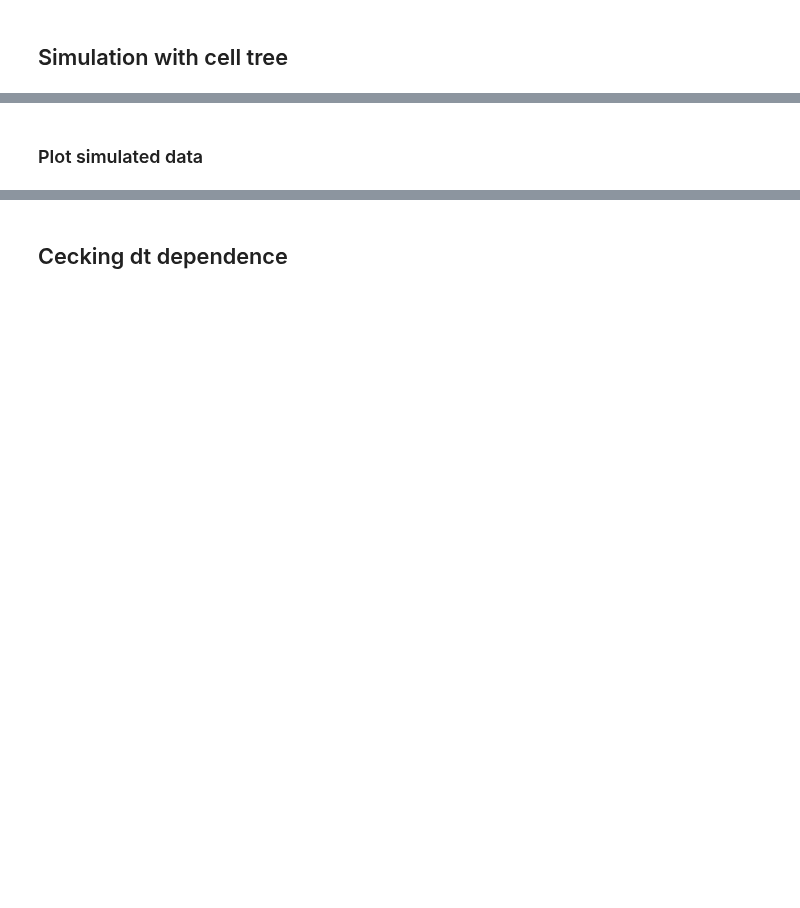
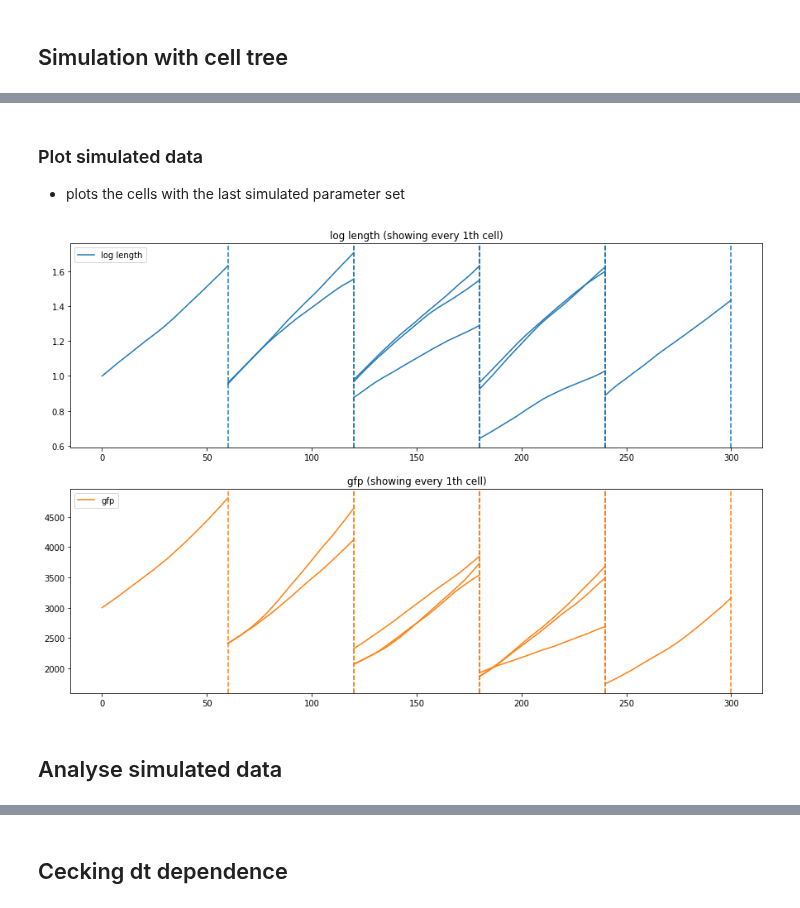
Before and after one commit to bjks/gfp_gaussian_process, a Jupyter notebook: notebooks/simulate_data.ipynb, the cells around one changed output, grey strips where cells are left out. Cells and saved outputs as stored; diff of their text form; code cells hidden in the pictures; blank space fills up the shorter version.

```diff
--- a/notebooks/simulate_data.ipynb
+++ b/notebooks/simulate_data.ipynb
@@ -192,14 +235,17 @@ def write_param_file(filename, parameters, non_default={}):
     with open(filename, "w") as fin:
         fin.write("# Generated config file for simulated data\n")
         for k, v in parameters.items():
-            if v==0:
-                fin.write("{:s} = {:.2E}, {:.2E}\n".format(k, v, 1e-3))
-            else:
-                if k in non_default:
-                    fin.write("{:s} = {:.2E}, {:.2E}, {:.2E}, {:.2E}\n".format(k,       v*non_default[k][0],
+            if k in non_default:
+                if non_default[k][0] == "fixed":
+                    fin.write("{:s} = {:.2E}\n".format(k, v))
+                else:
+                    fin.write("{:s} = {:.2E}, {:.2E}, {:.2E}, {:.2E}\n".format(k,   v*non_default[k][0],
                                                                                         v*non_default[k][1],
                                                                                         v*non_default[k][2],
                                                                                         v*non_default[k][3] ))
+            else:
+                if v==0:
+                    fin.write("{:s} = {:.2E}, {:.2E}\n".format(k, v, 1e-3))
                 else:
                     fin.write("{:s} = {:.2E}, {:.2E}, {:.2E}, {:.2E}\n".format(k, v, v*1e-2, v*0.5, v*5. ))
 
@@ -219,8 +265,7 @@ def build_data_set(cells_simulated, var_x, var_g, n):
     dataset = pd.DataFrame()
     for i in range(len(cells_simulated)):
         next_celldf = cells_simulated[i].to_df(n)
-        next_celldf['log_length_noise'] = next_celldf['log_length'] + np.random.normal(loc=np.zeros_like( next_celldf['log_length']),
-                                                                        scale=np.sqrt(var_x))
+        next_celldf['log_length_noise'] = next_celldf['log_length'] + np.random.normal(loc=np.zeros_like( next_celldf['log_length']), scale=np.sqrt(var_x))
         next_celldf['gfp_noise'] = next_celldf['gfp'] + np.random.normal(loc=np.zeros_like( next_celldf['gfp']),
                                                                         scale=np.sqrt(var_g))
         dataset = dataset.append(next_celldf)
@@ -298,0 +339,34 @@ CompletedProcess(args='../bin/gfp_gaussian -c ../data/dt/dt_7/csv_config.txt -b
+# %% [markdown]
+### Plot simulated data
+- plots the cells with the last simulated parameter set
+# %%
+def plot_cells(cells, n_steps=1):
+    fig, axes = plt.subplots(2, figsize=(15,10))
+    ax = axes.ravel()
+
+    for j in range(len(cells[::n_steps])):
+        cell = copy.deepcopy(cells[j])
+        cell.time = np.array(cell.time)
+
+        ax[0].set_title("log length (showing every {:d}th cell)".format(n_steps))
+        ax[1].set_title("gfp (showing every {:d}th cell)".format(n_steps))
+        # ax[0].set_ylim([1.2, 2.2])
+
+        if len(cells_simulated) <20:
+            ax[0].axvline(cell.time[-1], ls='--', color='tab:blue')
+            ax[1].axvline(cell.time[-1], ls='--', color='tab:orange')
+
+        if j ==0:
+            ax[0].plot(cell.time, np.array(cell.log_length), label='log length', color='tab:blue')
+            ax[1].plot(cell.time, np.array(cell.gfp), color='tab:orange', label='gfp')
+
+        else:
+            ax[0].plot(cell.time, np.array(cell.log_length), color='tab:blue')
+            ax[1].plot(cell.time, np.array(cell.gfp), color='tab:orange')
+
+    for j in range(2):
+        ax[j].legend()
+
+plot_cells(cells_simulated)
+# %% [output]
+[figure, added]
@@ -299,2 +383,2 @@ CompletedProcess(args='../bin/gfp_gaussian -c ../data/dt/dt_7/csv_config.txt -b
 # %% [markdown]
-### Plot simulated data
+## Analyse simulated data
```
Also changed, not shown: parts of 13 cells of this notebook, 7 other files.
